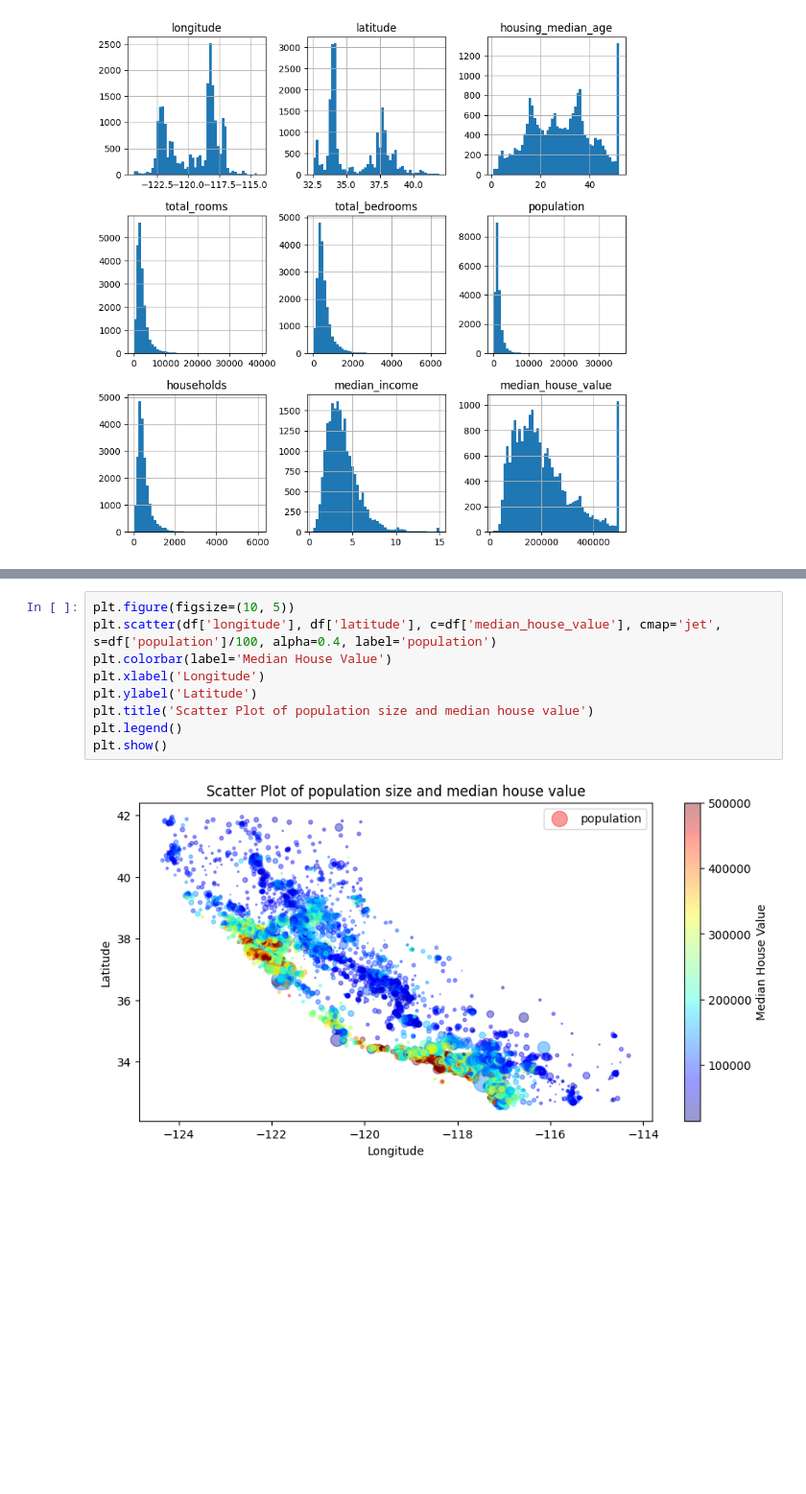
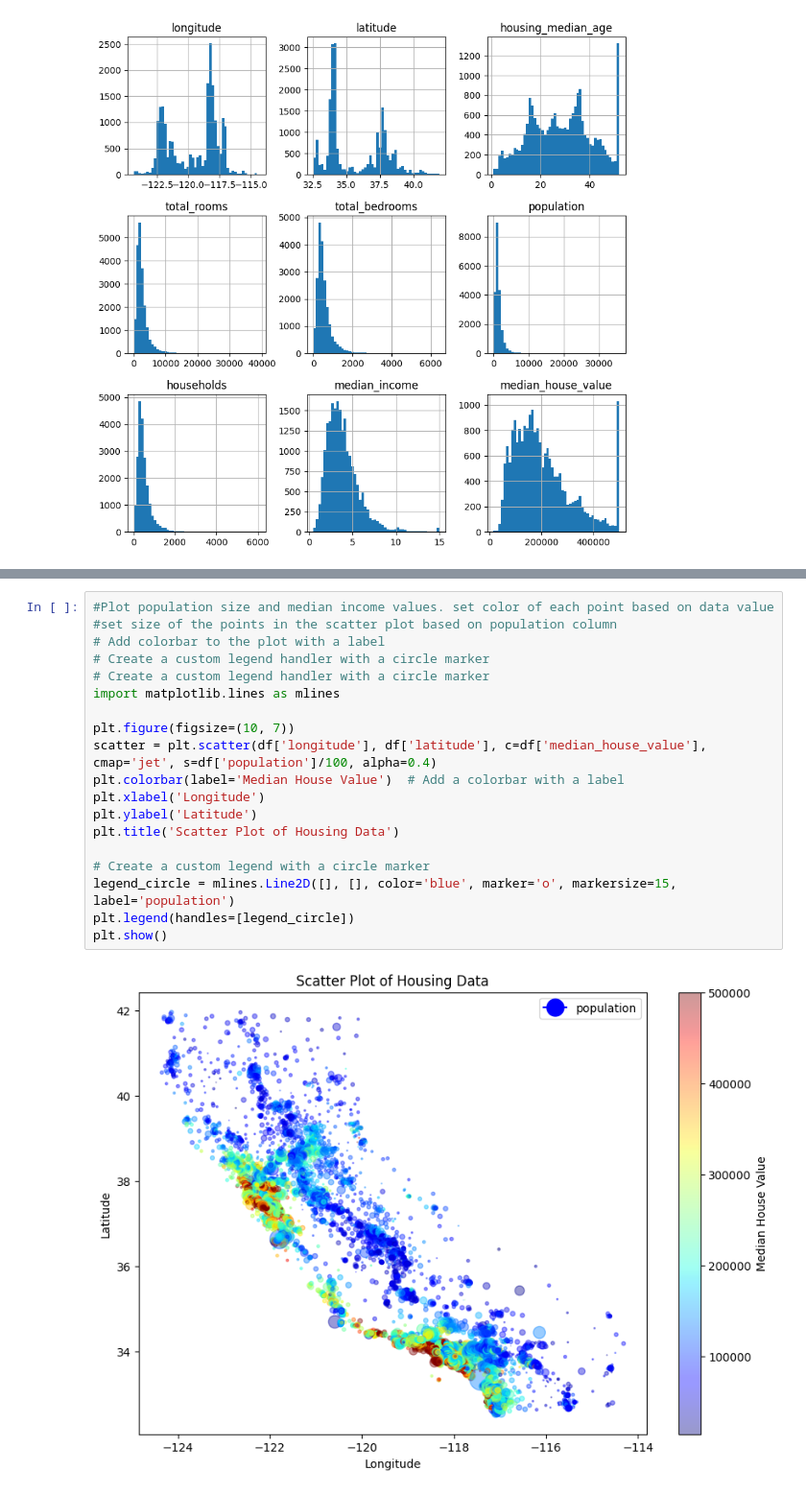
Before and after one commit to besod/House_price_prediction, a Jupyter notebook: Housing.ipynb, the cells around one changed output, grey strips where cells are left out. Shown at 96% size. Drawn from its saved outputs; the diff is of its cells as text; blank space fills up the shorter version.

```diff
--- a/Housing.ipynb
+++ b/Housing.ipynb
@@ -184,14 +185,24 @@ df.plot(kind='scatter', x='longitude', y='latitude', alpha = 0.1)
 <Axes: xlabel='longitude', ylabel='latitude'>
 [figure]
 # %%
-plt.figure(figsize=(10, 5))
-plt.scatter(df['longitude'], df['latitude'], c=df['median_house_value'], cmap='jet', s=df['population']/100, alpha=0.4, label='population')
-plt.colorbar(label='Median House Value')
+#Plot population size and median income values. set color of each point based on data value
+#set size of the points in the scatter plot based on population column
+# Add colorbar to the plot with a label
+# Create a custom legend handler with a circle marker
+# Create a custom legend handler with a circle marker
+import matplotlib.lines as mlines
+
+plt.figure(figsize=(10, 7))
+scatter = plt.scatter(df['longitude'], df['latitude'], c=df['median_house_value'], cmap='jet', s=df['population']/100, alpha=0.4)
+plt.colorbar(label='Median House Value')  # Add a colorbar with a label
 plt.xlabel('Longitude')
 plt.ylabel('Latitude')
-plt.title('Scatter Plot of population size and median house value')
-plt.legend()
+plt.title('Scatter Plot of Housing Data')
+
+# Create a custom legend with a circle marker
+legend_circle = mlines.Line2D([], [], color='blue', marker='o', markersize=15, label='population')
+plt.legend(handles=[legend_circle])
 plt.show()
 # %% [output]
-[figure, old version]
+[figure, new version]
 # %%
```
Also changed, not shown: parts of 2 cells of this notebook.
